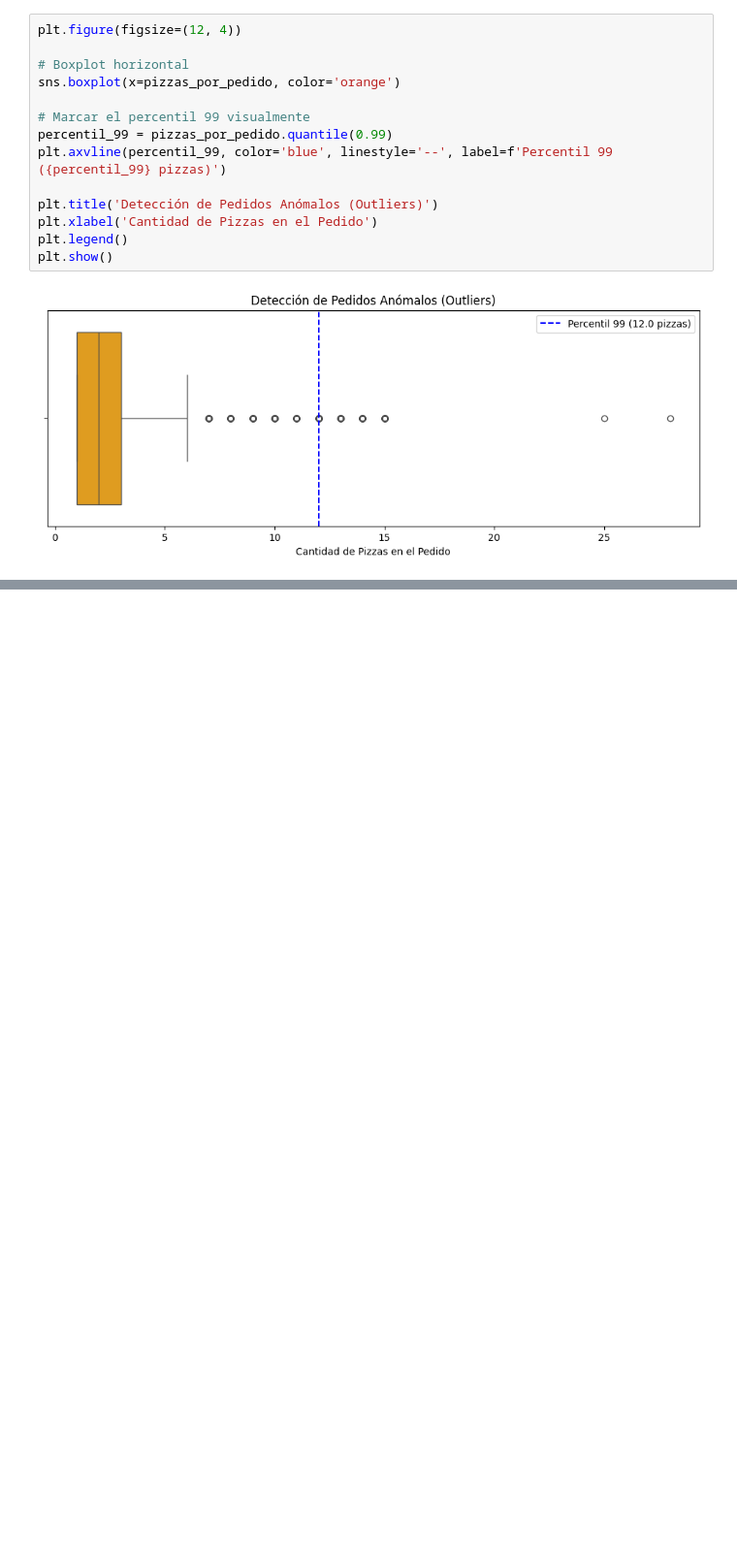
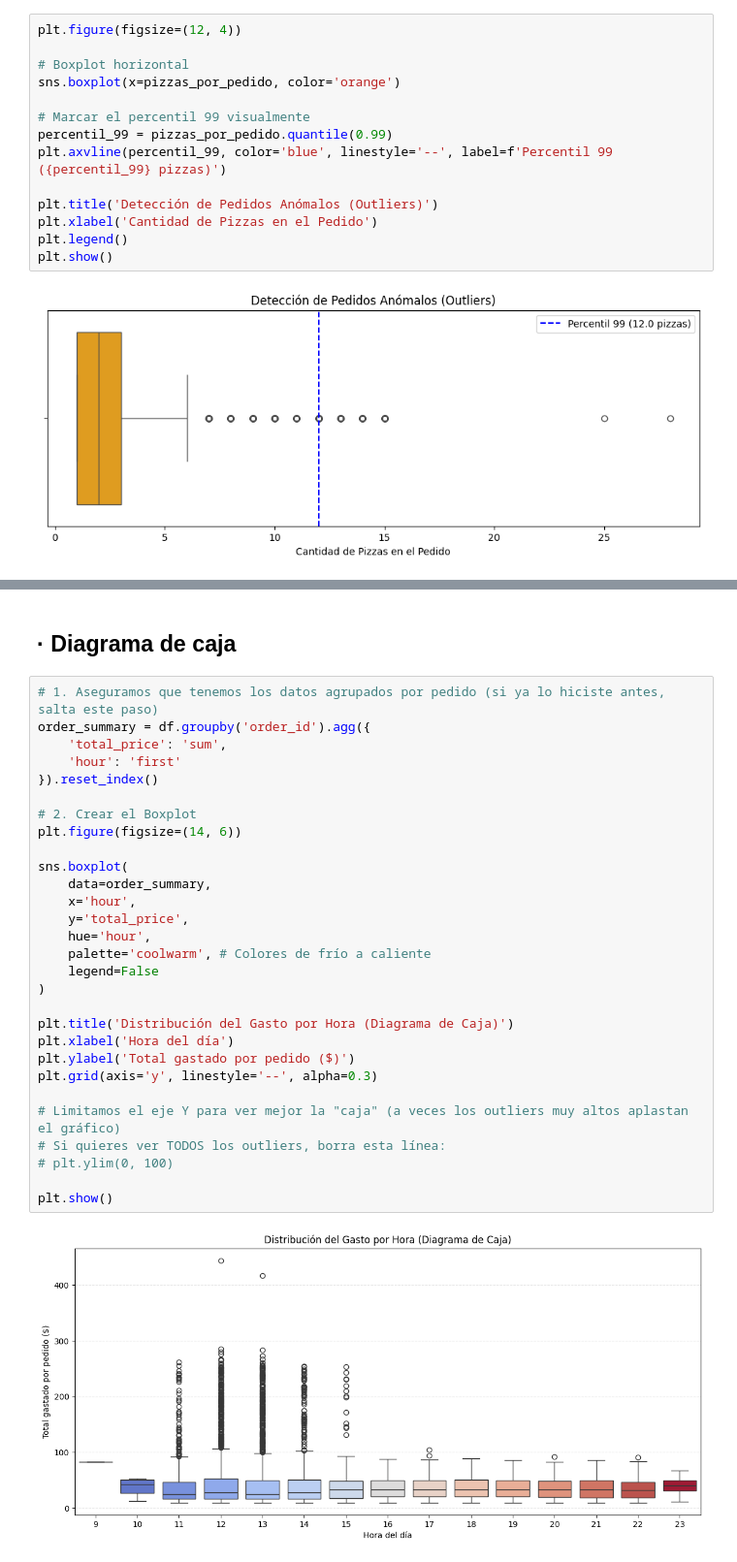
Before and after one commit to Joan735/PythonRA2, a Jupyter notebook: pizza/pizza.ipynb, the cells around one changed output, grey strips where cells are left out. Shown at 97% size. Drawn from its saved outputs; the diff is of its cells as text; blank space fills up the shorter version.

```diff
--- a/pizza/pizza.ipynb
+++ b/pizza/pizza.ipynb
@@ -755,0 +790,33 @@ plt.show()
+# %% [markdown]
+## · Diagrama de caja
+# %%
+# 1. Aseguramos que tenemos los datos agrupados por pedido (si ya lo hiciste antes, salta este paso)
+order_summary = df.groupby('order_id').agg({
+    'total_price': 'sum',
+    'hour': 'first'
+}).reset_index()
+
+# 2. Crear el Boxplot
+plt.figure(figsize=(14, 6))
+
+sns.boxplot(
+    data=order_summary,
+    x='hour',
+    y='total_price',
+    hue='hour',
+    palette='coolwarm', # Colores de frío a caliente
+    legend=False
+)
+
+plt.title('Distribución del Gasto por Hora (Diagrama de Caja)')
+plt.xlabel('Hora del día')
+plt.ylabel('Total gastado por pedido ($)')
+plt.grid(axis='y', linestyle='--', alpha=0.3)
+
+# Limitamos el eje Y para ver mejor la "caja" (a veces los outliers muy altos aplastan el gráfico)
+# Si quieres ver TODOS los outliers, borra esta línea:
+# plt.ylim(0, 100)
+
+plt.show()
+# %% [output]
+[figure, added]
```
Also changed, not shown: parts of 3 cells of this notebook.
